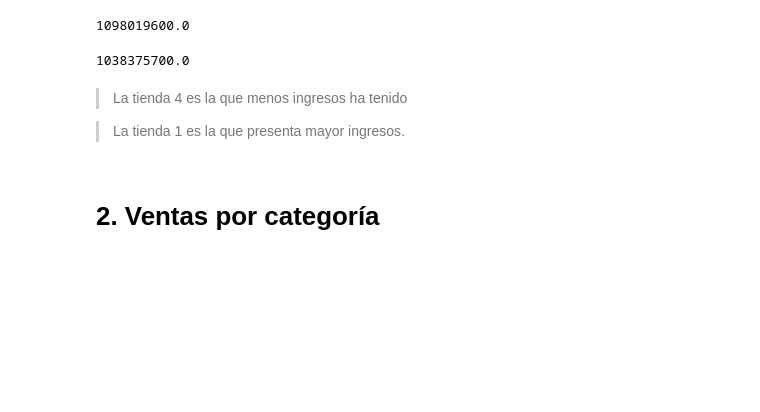
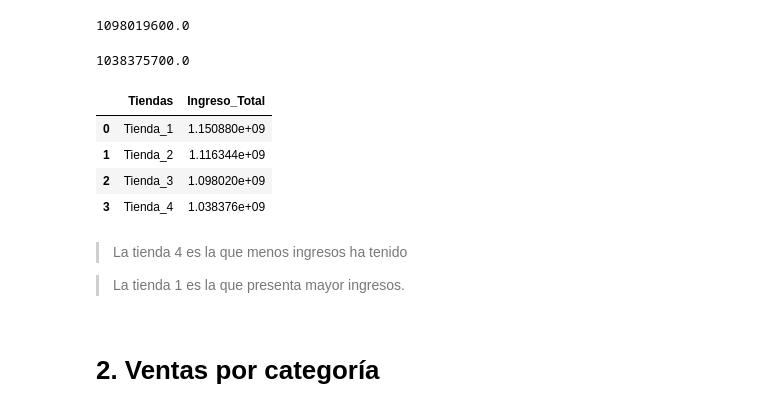
Before and after one commit to jbernalg/challenge-store, a Jupyter notebook: AluraStoreLatam.ipynb, the cells around one changed output. Cells and saved outputs as stored; diff of their text form; code cells hidden in the pictures; blank space fills up the shorter version.

```diff
--- a/AluraStoreLatam.ipynb
+++ b/AluraStoreLatam.ipynb
@@ -32,5 +38,6 @@ tienda.shape
 # %%
 ingreso_total_T1 = tienda.Precio.sum()
+ingresos.append(ingreso_total_T1)
 ingreso_total_T1
 # %% [output]
 1150880400.0
@@ -49,6 +59,19 @@ ingreso_total_T4 = tienda4.Precio.sum()
 ingreso_total_T4
 # %% [output]
 1038375700.0
+# %%
+ingresos_tienda_df = pd.DataFrame({
+    'Tiendas': tiendas,
+    'Ingreso_Total':ingresos
+})
+
+ingresos_tienda_df
+# %% [output]
+|  | Tiendas | Ingreso_Total |
+| 0 | Tienda_1 | 1.150880e+09 |
+| 1 | Tienda_2 | 1.116344e+09 |
+| 2 | Tienda_3 | 1.098020e+09 |
+| 3 | Tienda_4 | 1.038376e+09 |
 # %% [markdown]
 > La tienda 4 es la que menos ingresos ha tenido
 
```
Also changed, not shown: parts of 8 cells of this notebook.
